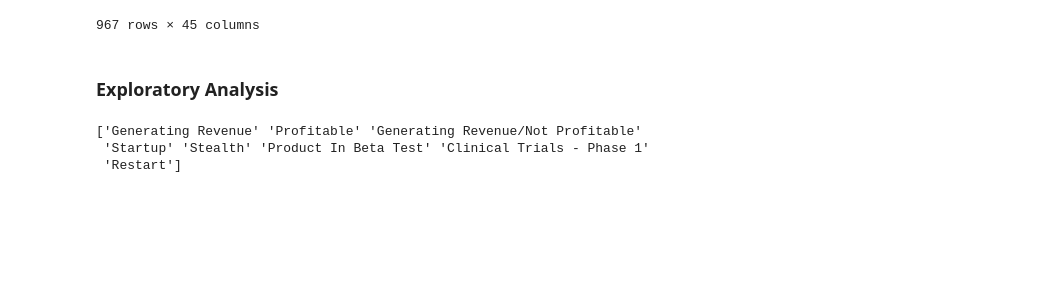
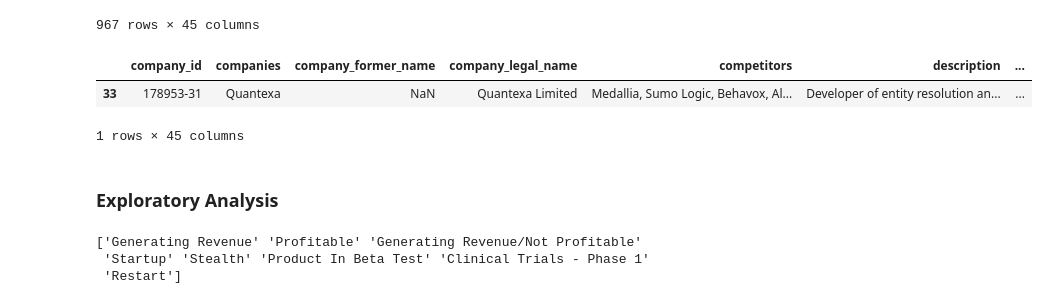
Before and after one commit to MC-Kangan/LLM-Enhanced-Knowledge-Graph-for-Startup-Analysis, a Jupyter notebook: pitchbook.ipynb, the cells around one changed output. Saved outputs shown, nothing was run; the diff lists cells and outputs as text; code cells hidden in the pictures; blank space fills up the shorter version.

```diff
--- a/pitchbook.ipynb
+++ b/pitchbook.ipynb
@@ -89,6 +89,12 @@ df
 967 rows × 45 columns
 # %%
 # df.to_csv('PitchBook_All_Columns_2024_07_04_14_48_36.csv', index = False)
+# %%
+df[df['companies'] == 'Quantexa']
+# %% [output]
+|  | company_id | companies | company_former_name | company_legal_name | competitors | description | ... |
+| 33 | 178953-31 | Quantexa | NaN | Quantexa Limited | Medallia, Sumo Logic, Behavox, Al... | Developer of entity resolution an... | ... |
+1 rows × 45 columns
 # %% [markdown]
 ### Exploratory Analysis
 # %%
```
Also changed, not shown: 1 other file.
